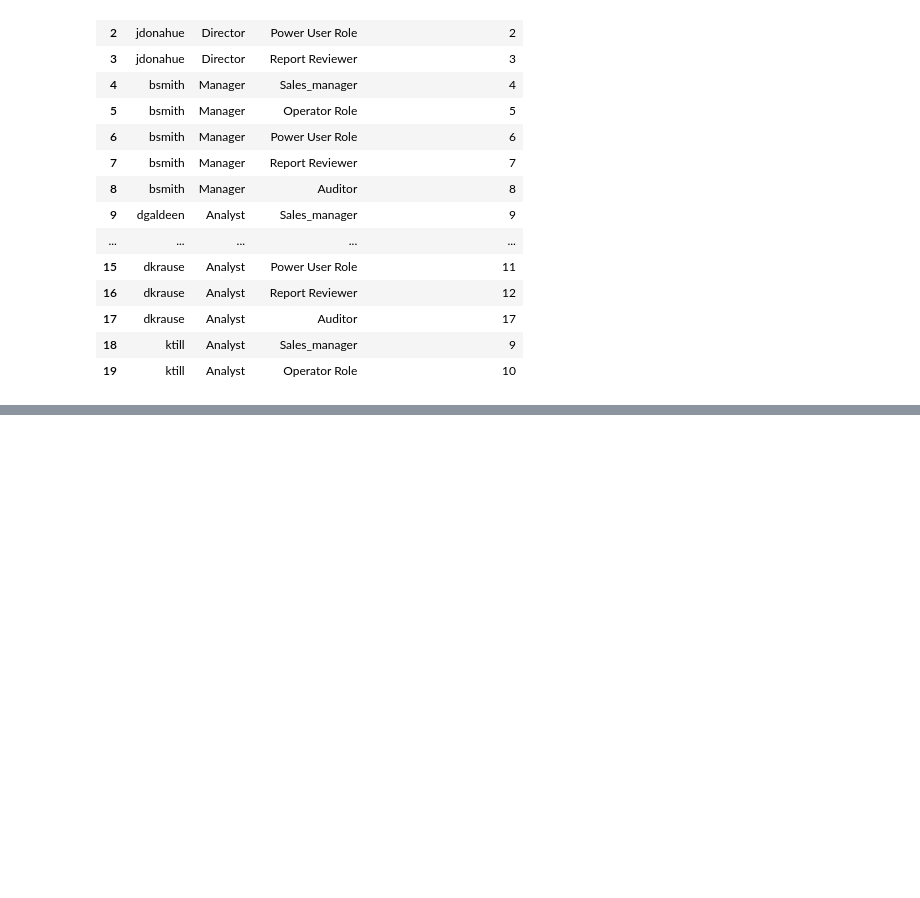
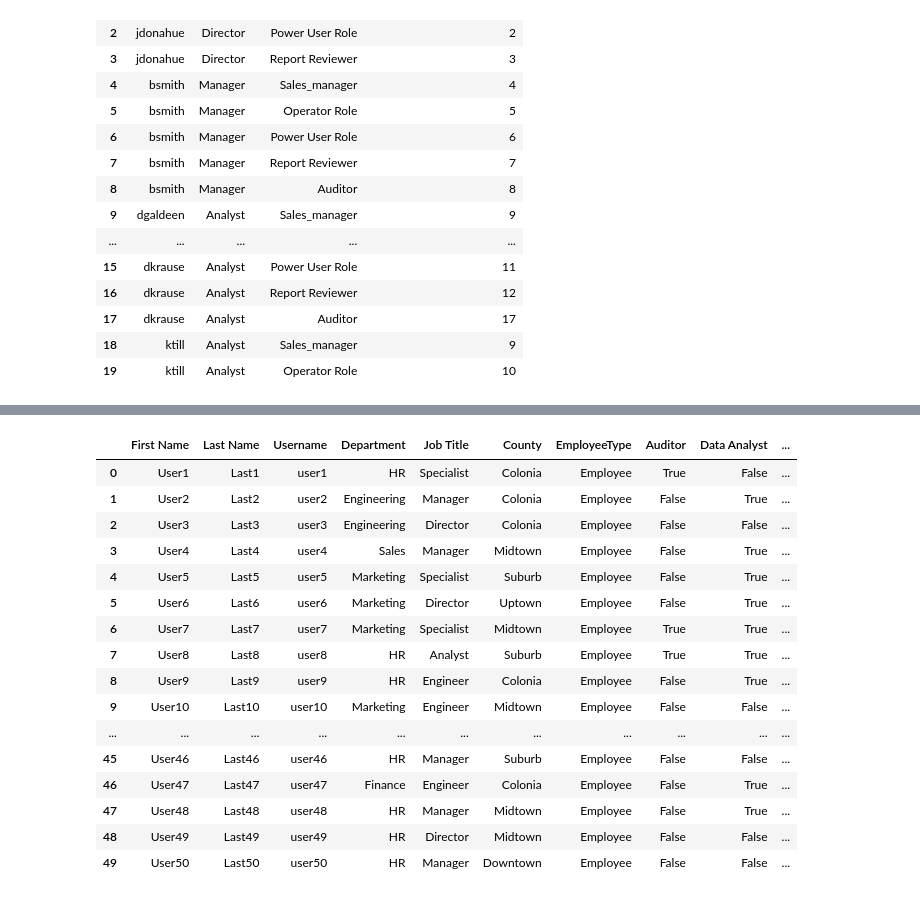
Before and after one commit to 7smn2219/AI, a Jupyter notebook: Access_Recommendation/Access_Recommendation.ipynb, the cells around one changed output, grey strips where cells are left out. Cells and saved outputs as stored; diff of their text form; code cells hidden in the pictures; blank space fills up the shorter version.

```diff
--- a/Access_Recommendation/Access_Recommendation.ipynb
+++ b/Access_Recommendation/Access_Recommendation.ipynb
@@ -959,0 +1041,12 @@ data10.head(20)
+# %%
+# Split the 'Roles' column into lists of roles
+grouped_synthetic_user_data['Role List'] = grouped_synthetic_user_data['Roles'].str.split(', ')
+
+# Create a one-hot encoding for roles
+roles_one_hot = pd.get_dummies(grouped_synthetic_user_data['Role List'].explode()).groupby(level=0).max()
+
+# Combine the one-hot encoding with the original dataset
+final_data_with_roles = pd.concat([grouped_synthetic_user_data.drop(columns=['Roles', 'Role List']), roles_one_hot], axis=1)
+
+# Display the result
+print(final_data_with_roles.head())
@@ -959,0 +1071,20 @@ data10.head(20)
+# %%
+final_data_with_roles
+# %% [output]
+|  | First Name | Last Name | Username | Department | Job Title | County | EmployeeType | Auditor | Data Analyst | ... |
+| 0 | User1 | Last1 | user1 | HR | Specialist | Colonia | Employee | True | False | ... |
+| 1 | User2 | Last2 | user2 | Engineering | Manager | Colonia | Employee | False | True | ... |
+| 2 | User3 | Last3 | user3 | Engineering | Director | Colonia | Employee | False | False | ... |
+| 3 | User4 | Last4 | user4 | Sales | Manager | Midtown | Employee | False | True | ... |
+| 4 | User5 | Last5 | user5 | Marketing | Specialist | Suburb | Employee | False | True | ... |
+| 5 | User6 | Last6 | user6 | Marketing | Director | Uptown | Employee | False | True | ... |
+| 6 | User7 | Last7 | user7 | Marketing | Specialist | Midtown | Employee | True | True | ... |
+| 7 | User8 | Last8 | user8 | HR | Analyst | Suburb | Employee | True | True | ... |
+| 8 | User9 | Last9 | user9 | HR | Engineer | Colonia | Employee | False | True | ... |
+| 9 | User10 | Last10 | user10 | Marketing | Engineer | Midtown | Employee | False | False | ... |
+| ... | ... | ... | ... | ... | ... | ... | ... | ... | ... | ... |
+| 45 | User46 | Last46 | user46 | HR | Manager | Suburb | Employee | False | False | ... |
+| 46 | User47 | Last47 | user47 | Finance | Engineer | Colonia | Employee | False | True | ... |
+| 47 | User48 | Last48 | user48 | HR | Manager | Midtown | Employee | False | True | ... |
+| 48 | User49 | Last49 | user49 | HR | Director | Midtown | Employee | False | False | ... |
+| 49 | User50 | Last50 | user50 | HR | Manager | Downtown | Employee | False | False | ... |
```
Also changed, not shown: parts of 9 cells of this notebook.
